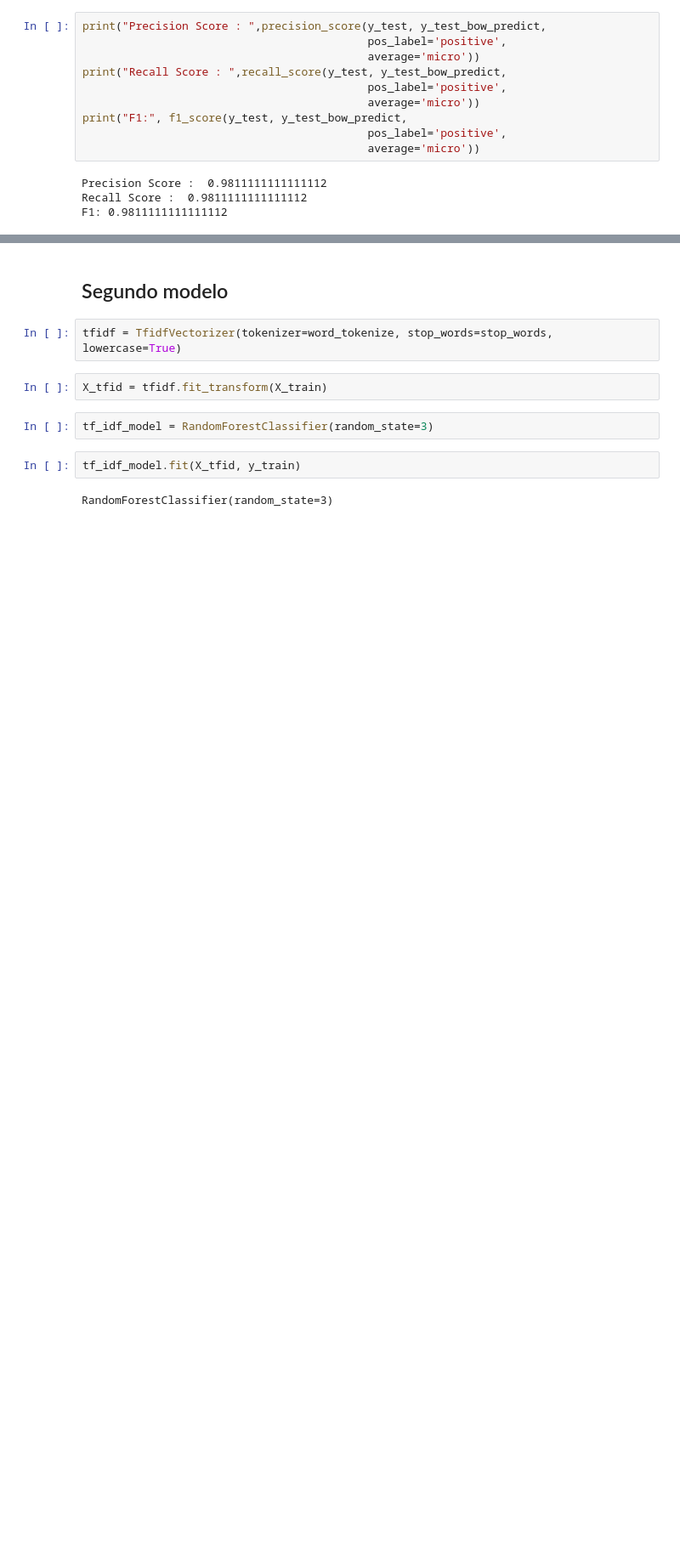
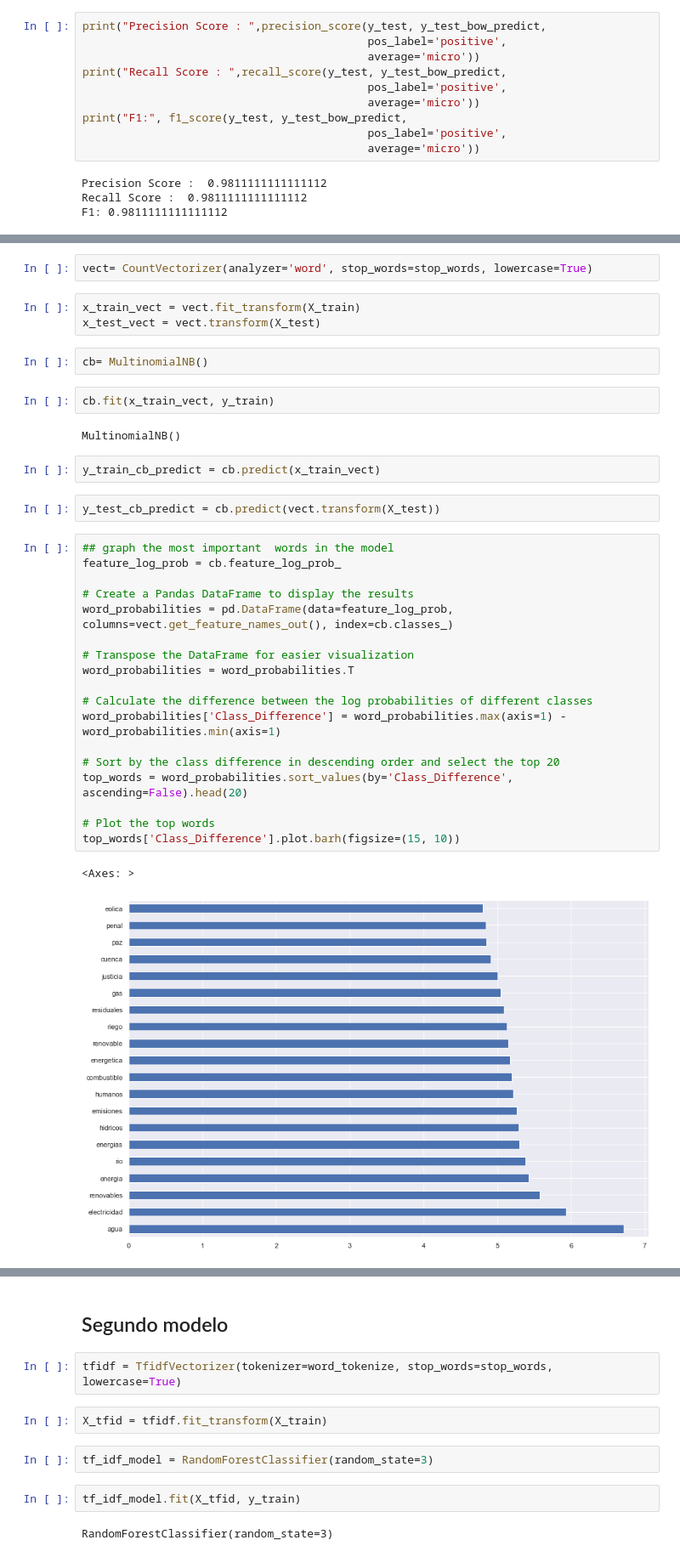
Before and after one commit to montejs3/ProyectoBI, a Jupyter notebook: modeloODS.ipynb, the cells around one changed output, grey strips where cells are left out. Shown at 85% size. Drawn from its saved outputs; the diff is of its cells as text; blank space fills up the shorter version.

```diff
--- a/modeloODS.ipynb
+++ b/modeloODS.ipynb
@@ -364,0 +366,36 @@ F1: 0.9811111111111112
+# %%
+vect= CountVectorizer(analyzer='word', stop_words=stop_words, lowercase=True)
+# %%
+x_train_vect = vect.fit_transform(X_train)
+x_test_vect = vect.transform(X_test)
+# %%
+cb= MultinomialNB()
+# %%
+cb.fit(x_train_vect, y_train)
+# %% [output]
+MultinomialNB()
+# %%
+y_train_cb_predict = cb.predict(x_train_vect)
+# %%
+y_test_cb_predict = cb.predict(vect.transform(X_test))
+# %%
+## graph the most important  words in the model
+feature_log_prob = cb.feature_log_prob_
+
+# Create a Pandas DataFrame to display the results
+word_probabilities = pd.DataFrame(data=feature_log_prob, columns=vect.get_feature_names_out(), index=cb.classes_)
+
+# Transpose the DataFrame for easier visualization
+word_probabilities = word_probabilities.T
+
+# Calculate the difference between the log probabilities of different classes
+word_probabilities['Class_Difference'] = word_probabilities.max(axis=1) - word_probabilities.min(axis=1)
+
+# Sort by the class difference in descending order and select the top 20
+top_words = word_probabilities.sort_values(by='Class_Difference', ascending=False).head(20)
+
+# Plot the top words
+top_words['Class_Difference'].plot.barh(figsize=(15, 10))
+# %% [output]
+<Axes: >
+[figure, added]
```
Also changed, not shown: parts of 14 cells of this notebook.
